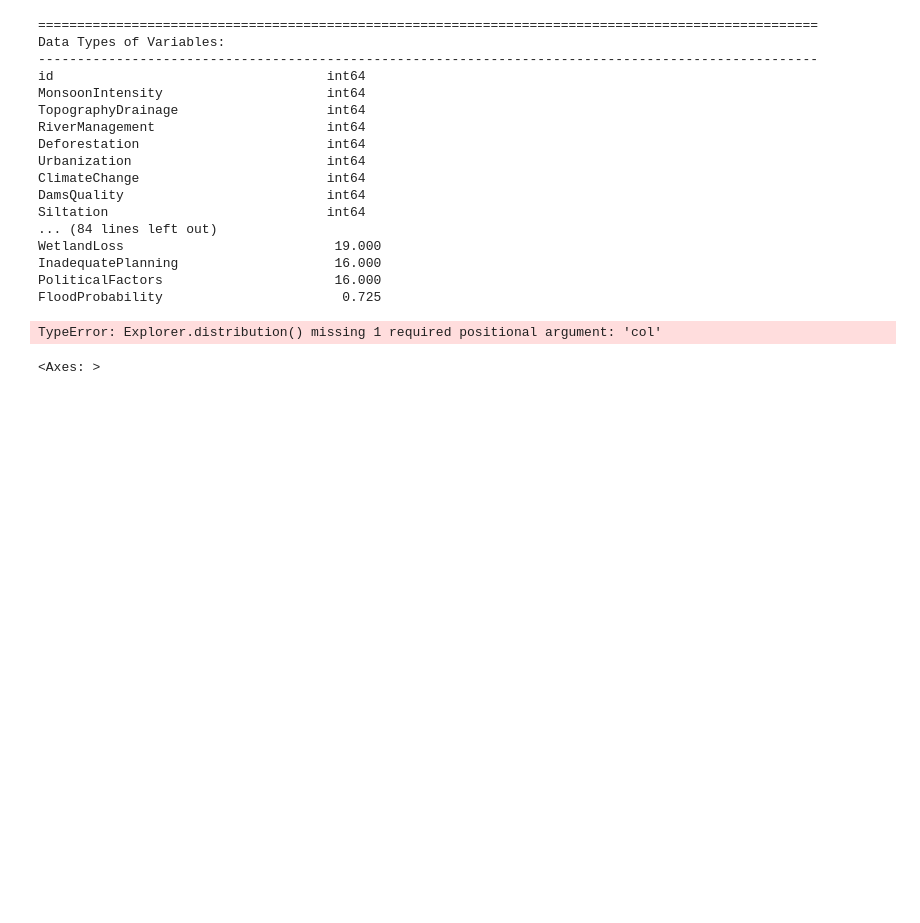
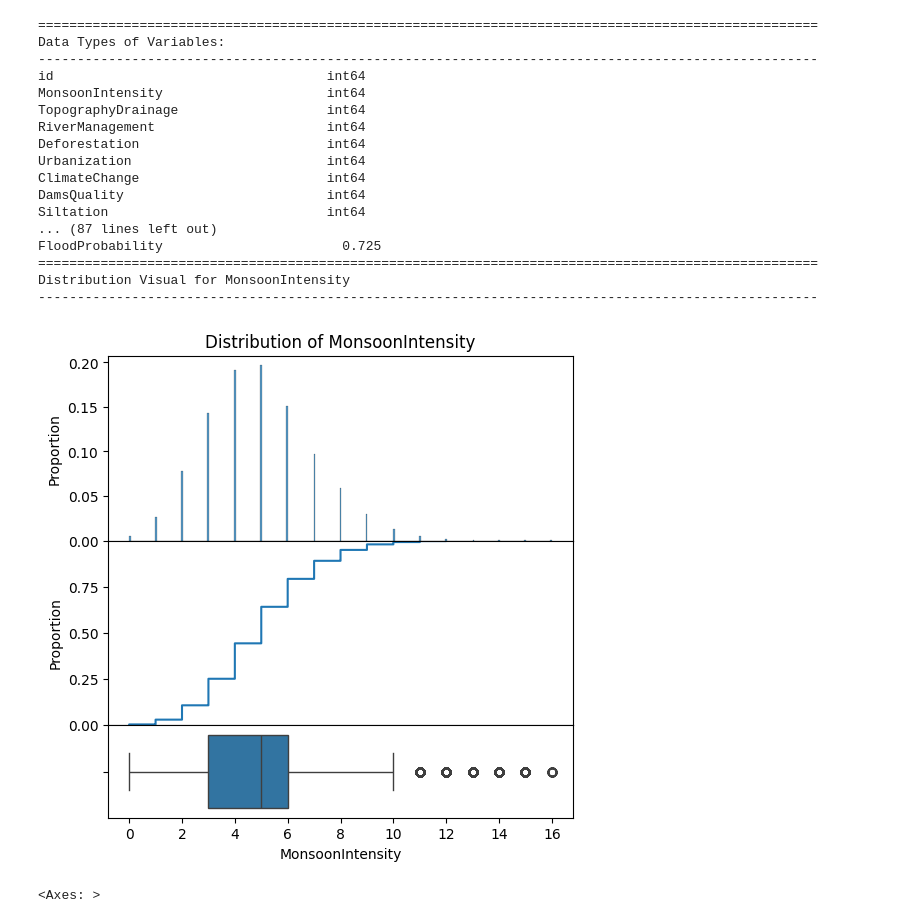
Before and after one commit to TylerFeemster/Tabular-Pipeline, a Jupyter notebook: presentation.ipynb, the cells around one changed output. Saved outputs shown, nothing was run; the diff lists cells and outputs as text; code cells hidden in the pictures; blank space fills up the shorter version.

```diff
--- a/presentation.ipynb
+++ b/presentation.ipynb
@@ -10,27 +10,27 @@ test_df = pd.read_csv('./data/s4e5/test.csv')
 # %%
 prep = Explorer(train_df)
 prep.datatypes()
 prep.describe()
-prep.distribution()
+prep.distribution('MonsoonIntensity')
 # %% [output]
 ====================================================================================================
 Data Types of Variables:
 ----------------------------------------------------------------------------------------------------
 id                                   int64
 MonsoonIntensity                     int64
 TopographyDrainage                   int64
 RiverManagement                      int64
 Deforestation                        int64
 Urbanization                         int64
 ClimateChange                        int64
 DamsQuality                          int64
 Siltation                            int64
-... (84 lines left out)
-WetlandLoss                           19.000
-InadequatePlanning                    16.000
-PoliticalFactors                      16.000
+... (87 lines left out)
 FloodProbability                       0.725
+====================================================================================================
+Distribution Visual for MonsoonIntensity
+----------------------------------------------------------------------------------------------------
-TypeError: Explorer.distribution() missing 1 required positional argument: 'col'
+[figure, added]
 # %%
 sns.heatmap(train_df.set_index('id').corr())
 # %% [output]
```
Also changed, not shown: parts of 4 cells of this notebook, 8 other files.
